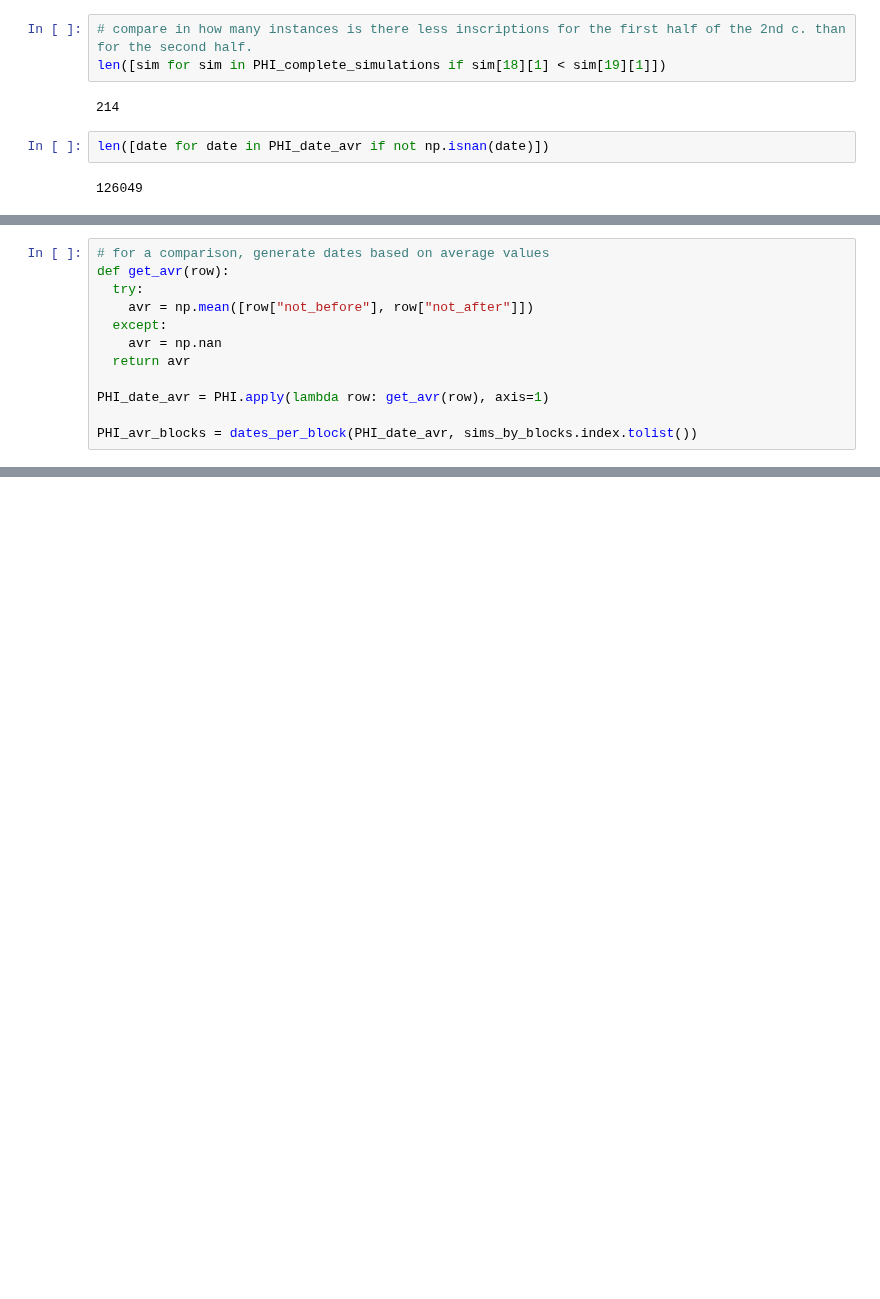
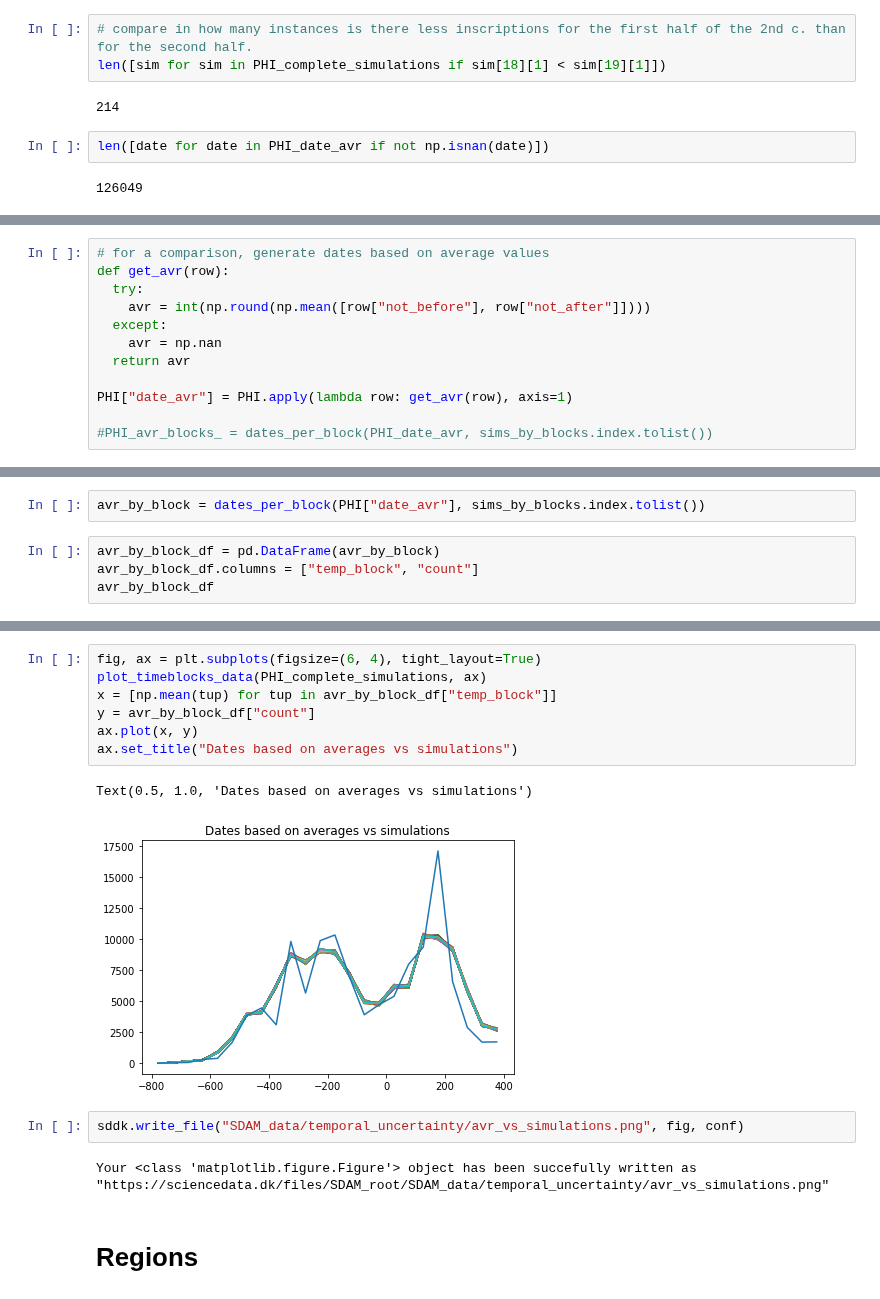
Before and after one commit to sdam-au/GI_ETL, a Jupyter notebook: scripts/1_4_MODELLING_DATES.ipynb, the cells around one changed output, grey strips where cells are left out. Saved outputs shown, nothing was run; the diff lists cells and outputs as text; blank space fills up the shorter version.

Commit message:
regions

```diff
--- a/scripts/1_4_MODELLING_DATES.ipynb
+++ b/scripts/1_4_MODELLING_DATES.ipynb
@@ -264,11 +290,11 @@ len([date for date in PHI_date_avr if not np.isnan(date)])
 # for a comparison, generate dates based on average values
 def get_avr(row):
   try:
-    avr = np.mean([row["not_before"], row["not_after"]])
+    avr = int(np.round(np.mean([row["not_before"], row["not_after"]])))
   except:
     avr = np.nan
   return avr
 
-PHI_date_avr = PHI.apply(lambda row: get_avr(row), axis=1)
+PHI["date_avr"] = PHI.apply(lambda row: get_avr(row), axis=1)
 
-PHI_avr_blocks = dates_per_block(PHI_date_avr, sims_by_blocks.index.tolist())
+#PHI_avr_blocks_ = dates_per_block(PHI_date_avr, sims_by_blocks.index.tolist())
@@ -295,0 +309,6 @@ pd.DataFrame(PHI_avr_blocks)[1].sum()
+# %%
+avr_by_block = dates_per_block(PHI["date_avr"], sims_by_blocks.index.tolist())
+# %%
+avr_by_block_df = pd.DataFrame(avr_by_block)
+avr_by_block_df.columns = ["temp_block", "count"]
+avr_by_block_df
@@ -295,0 +333,16 @@ pd.DataFrame(PHI_avr_blocks)[1].sum()
+# %%
+fig, ax = plt.subplots(figsize=(6, 4), tight_layout=True)
+plot_timeblocks_data(PHI_complete_simulations, ax)
+x = [np.mean(tup) for tup in avr_by_block_df["temp_block"]]
+y = avr_by_block_df["count"]
+ax.plot(x, y)
+ax.set_title("Dates based on averages vs simulations")
+# %% [output]
+Text(0.5, 1.0, 'Dates based on averages vs simulations')
+[figure, added]
+# %%
+sddk.write_file("SDAM_data/temporal_uncertainty/avr_vs_simulations.png", fig, conf)
+# %% [output]
+Your <class 'matplotlib.figure.Figure'> object has been succefully written as "https://sciencedata.dk/files/SDAM_root/SDAM_data/temporal_uncertainty/avr_vs_simulations.png"
+# %% [markdown]
+# Regions
```
Also changed, not shown: parts of 42 cells of this notebook.
